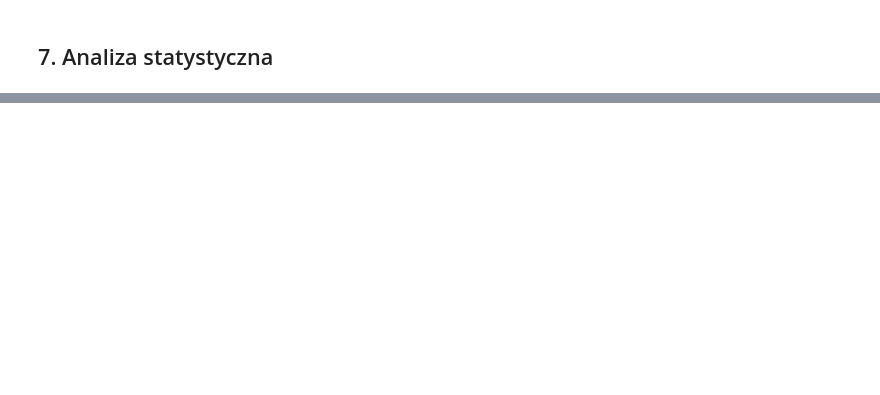
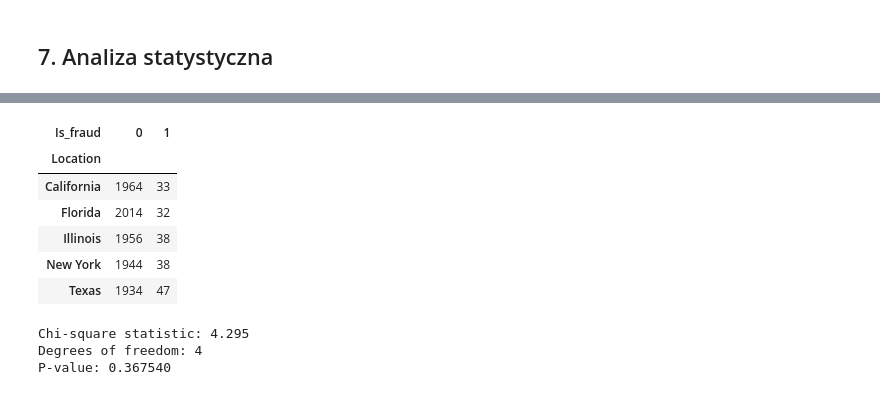
Before and after one commit to infoshareacademy/jdszr24-grupa-3, a Jupyter notebook: Fin_Brains_Notebook_1 (1).ipynb, the cells around one changed output, grey strips where cells are left out. Saved outputs shown, nothing was run; the diff lists cells and outputs as text; code cells hidden in the pictures; blank space fills up the shorter version.

```diff
--- a/Fin_Brains_Notebook_1 (1).ipynb
+++ b/Fin_Brains_Notebook_1 (1).ipynb
@@ -639,0 +876,48 @@ Analiza wykazała umiarkowane różnice w odsetku transakcji fraudowych pomiędz
+# %%
+location = np.select(
+    [
+        df["Cus_loc_CA"],
+        df["Cus_loc_FL"],
+        df["Cus_loc_IL"],
+        df["Cus_loc_NY"],
+        df["Cus_loc_TX"]
+    ],
+    [
+        "California",
+        "Florida",
+        "Illinois",
+        "New York",
+        "Texas"
+    ],
+    default="Unknown"
+)
+
+location_df = pd.DataFrame({
+    "Location": location,
+    "Is_fraud": df["Is_fraud"]
+})
+
+location_contingency_table = pd.crosstab(
+    location_df["Location"],
+    location_df["Is_fraud"]
+)
+
+location_contingency_table
+# %% [output]
+| Is_fraud | 0 | 1 |
+| Location |  |  |
+| California | 1964 | 33 |
+| Florida | 2014 | 32 |
+| Illinois | 1956 | 38 |
+| New York | 1944 | 38 |
+| Texas | 1934 | 47 |
+# %%
+chi2, p_value, dof, expected = chi2_contingency(location_contingency_table)
+
+print(f"Chi-square statistic: {chi2:.3f}")
+print(f"Degrees of freedom: {dof}")
+print(f"P-value: {p_value:.6f}")
+# %% [output]
+Chi-square statistic: 4.295
+Degrees of freedom: 4
+P-value: 0.367540
```
Also changed, not shown: parts of 38 cells of this notebook.
